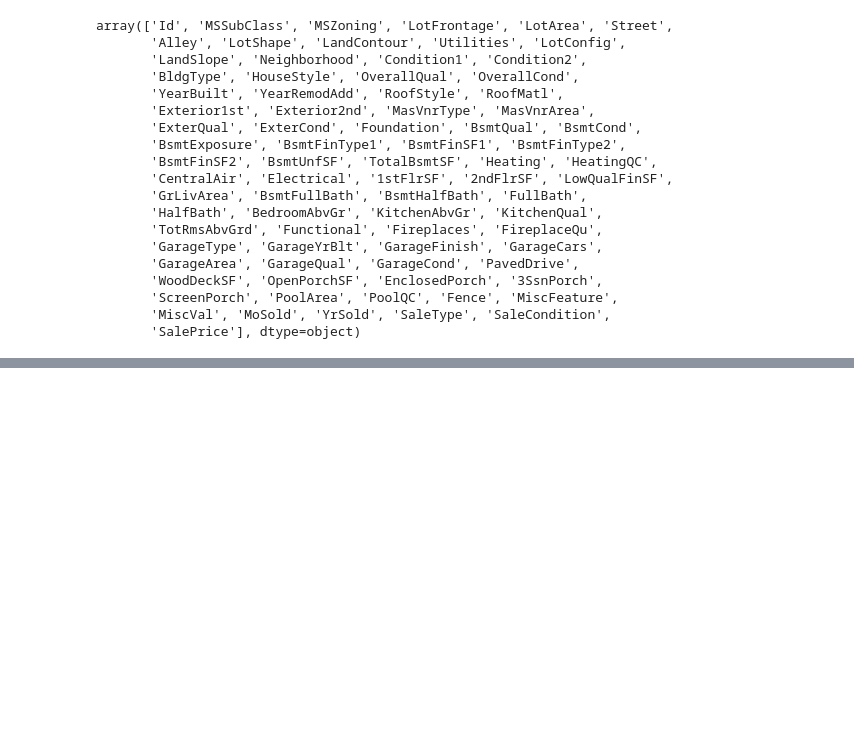
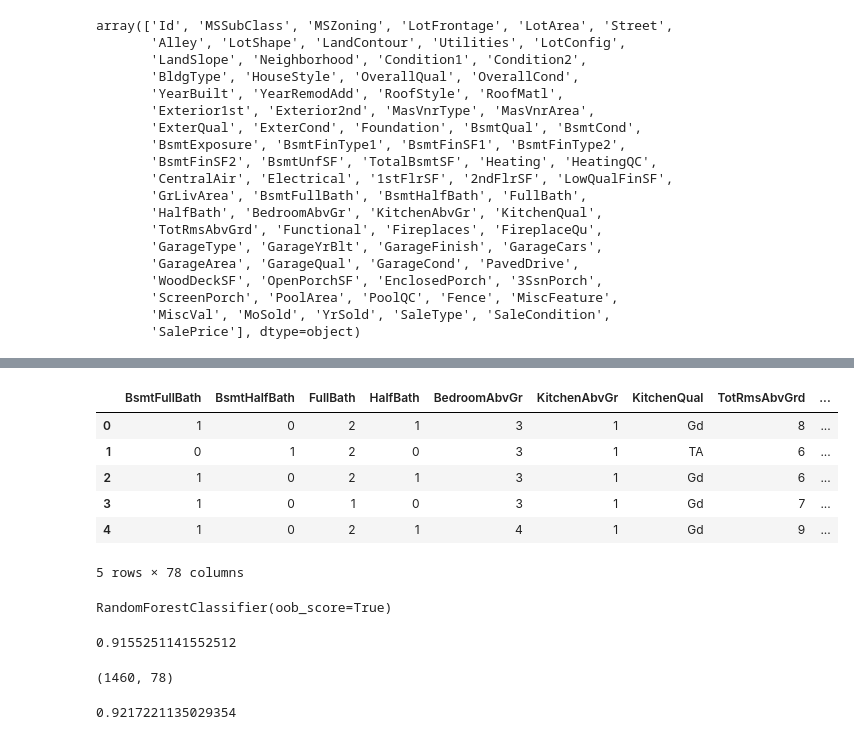
Before and after one commit to traceymai/housing, a Jupyter notebook: housing.ipynb, the cells around one changed output, grey strips where cells are left out. Saved outputs shown, nothing was run; the diff lists cells and outputs as text; code cells hidden in the pictures; blank space fills up the shorter version.

```diff
--- a/housing.ipynb
+++ b/housing.ipynb
@@ -236,0 +161,4 @@ array([[1.        , 0.7909816 , 0.70862448, 0.6404092 , 0.62343144,
+# %%
+# Change order of columns of X, since ColumnTransformer will spit out result in the order we give it
+X = X[all_columns].copy()
+preprocessed_X = preprocessor.fit_transform(X)
@@ -236,0 +277,10 @@ array([[1.        , 0.7909816 , 0.70862448, 0.6404092 , 0.62343144,
+# %%
+X.head()
+# %% [output]
+|  | BsmtFullBath | BsmtHalfBath | FullBath | HalfBath | BedroomAbvGr | KitchenAbvGr | KitchenQual | TotRmsAbvGrd | ... |
+| 0 | 1 | 0 | 2 | 1 | 3 | 1 | Gd | 8 | ... |
+| 1 | 0 | 1 | 2 | 0 | 3 | 1 | TA | 6 | ... |
+| 2 | 1 | 0 | 2 | 1 | 3 | 1 | Gd | 6 | ... |
+| 3 | 1 | 0 | 1 | 0 | 3 | 1 | Gd | 7 | ... |
+| 4 | 1 | 0 | 2 | 1 | 4 | 1 | Gd | 9 | ... |
+5 rows × 78 columns
@@ -236,0 +289,16 @@ array([[1.        , 0.7909816 , 0.70862448, 0.6404092 , 0.62343144,
+# %%
+rf_classifier.fit(X_train, Y_train)
+# %% [output]
+RandomForestClassifier(oob_score=True)
+# %%
+rf_classifier.score(X_test, Y_test)
+# %% [output]
+0.9155251141552512
+# %%
+preprocessed_X.shape
+# %% [output]
+(1460, 78)
+# %%
+rf_classifier.oob_score_
+# %% [output]
+0.9217221135029354
```
Also changed, not shown: parts of 66 cells of this notebook, 2 other files.
